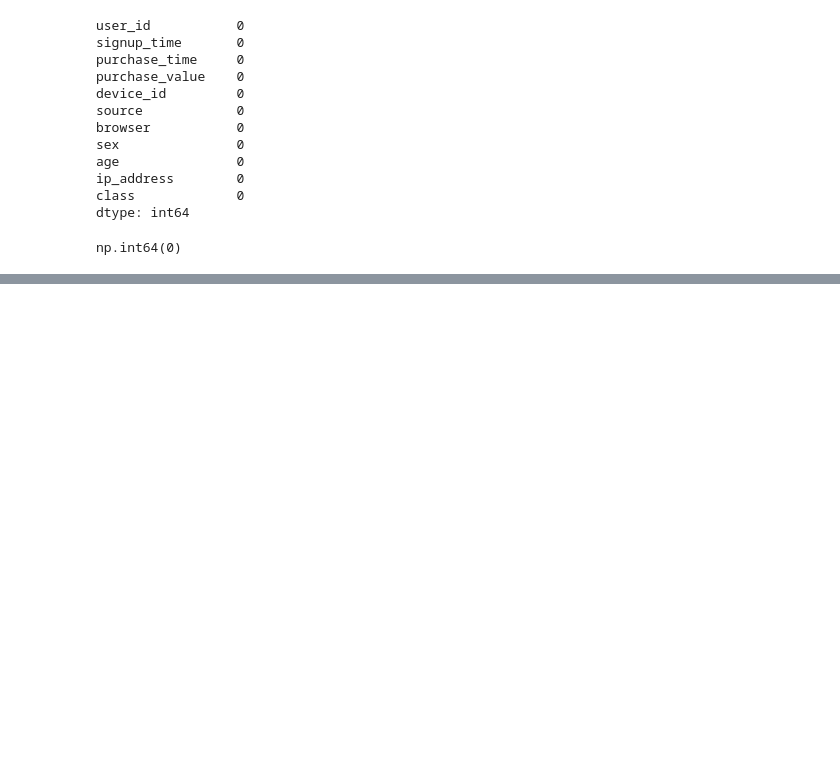
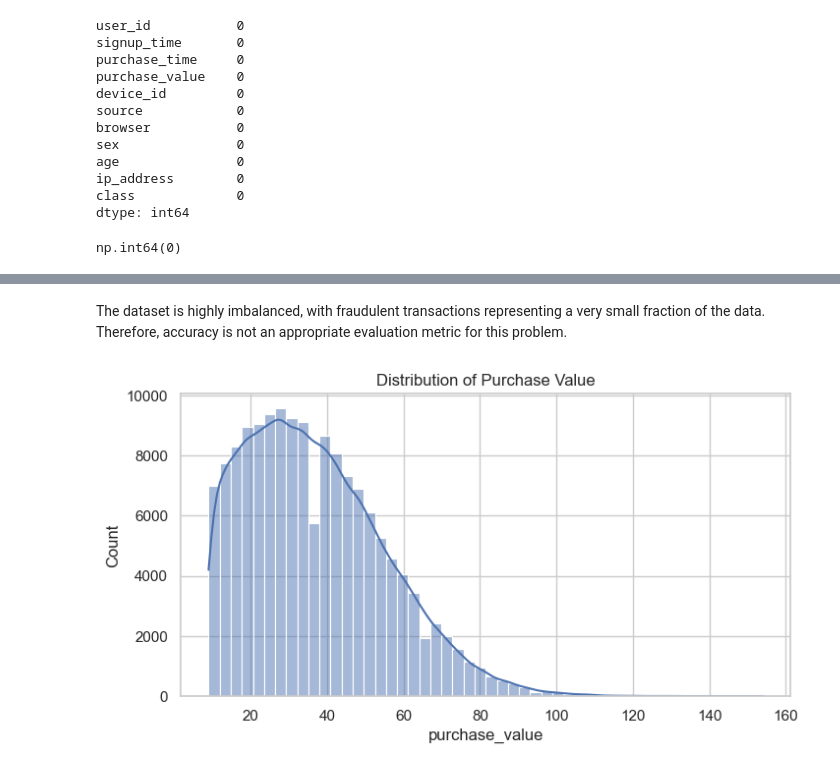
Before and after one commit to fayza-shemsu/fraud-detection, a Jupyter notebook: notebooks/eda-fraud-data.ipynb, the cells around one changed output, grey strips where cells are left out. Saved outputs shown, nothing was run; the diff lists cells and outputs as text; code cells hidden in the pictures; blank space fills up the shorter version.

```diff
--- a/notebooks/eda-fraud-data.ipynb
+++ b/notebooks/eda-fraud-data.ipynb
@@ -89,0 +105,10 @@ Name: age, dtype: float64
+# %% [markdown]
+The dataset is highly imbalanced, with fraudulent transactions representing a very small fraction of the data.
+Therefore, accuracy is not an appropriate evaluation metric for this problem.
+# %%
+plt.figure(figsize=(8,4))
+sns.histplot(df['purchase_value'], bins=50, kde=True)
+plt.title("Distribution of Purchase Value")
+plt.show()
+# %% [output]
+[figure, added]
```
Also changed, not shown: parts of 22 cells of this notebook, 6 other files.
